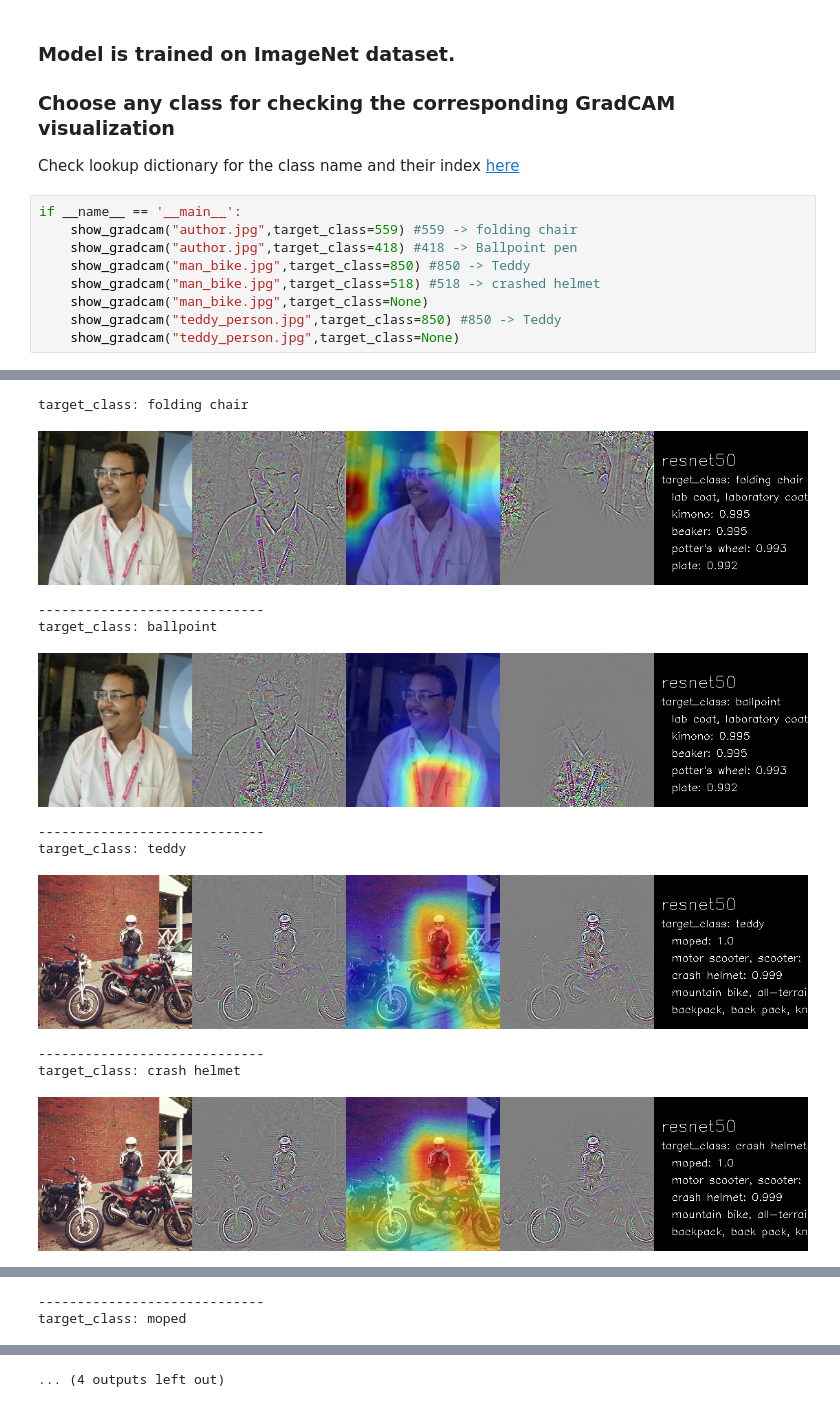
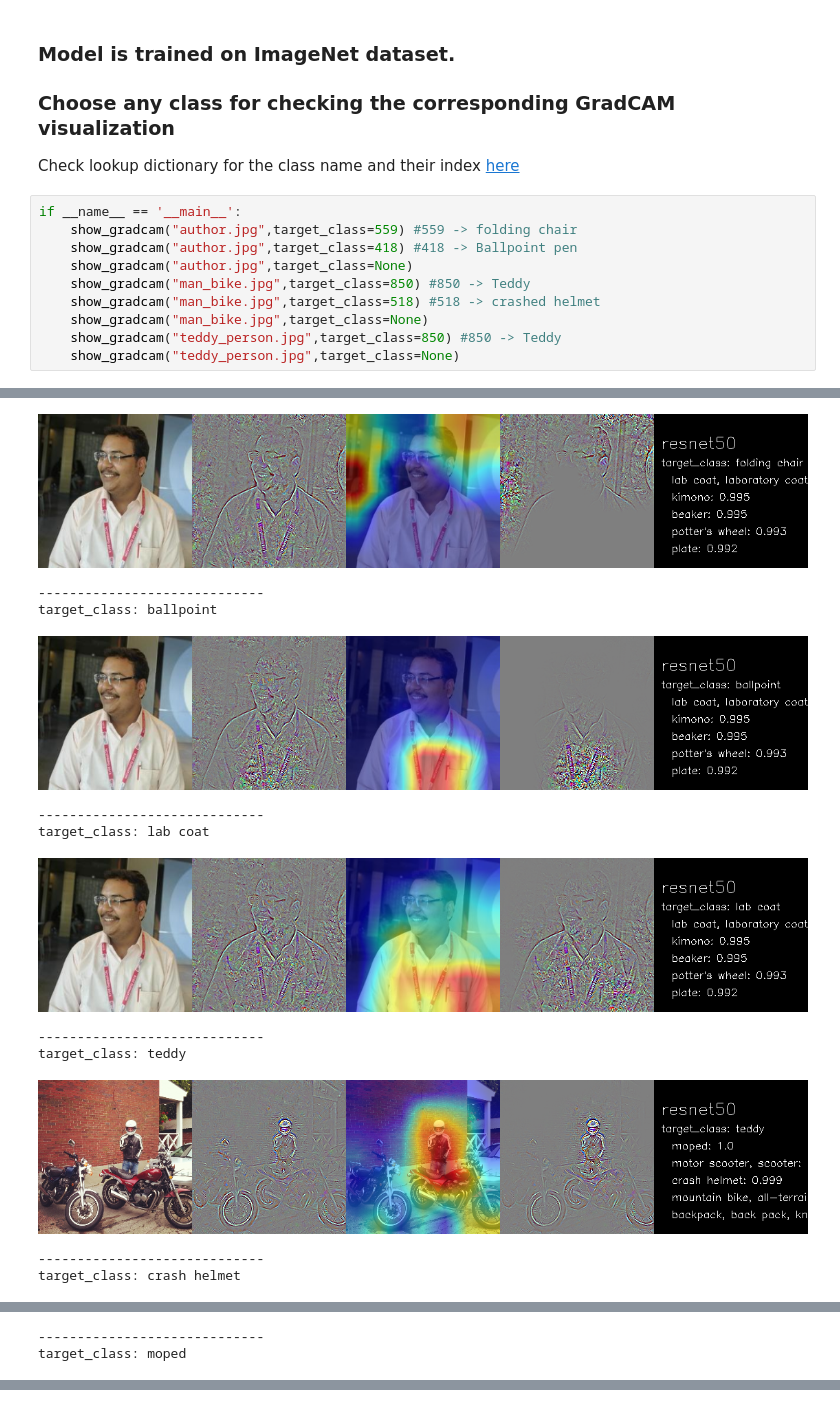
Before and after one commit to Dipeshtamboli/Interactive-GradCAM, a Jupyter notebook: Interactive_GradCAM_ImageNet.ipynb, the cells around one changed output, grey strips where cells are left out. Saved outputs shown, nothing was run; the diff lists cells and outputs as text.

```diff
--- a/Interactive_GradCAM_ImageNet.ipynb
+++ b/Interactive_GradCAM_ImageNet.ipynb
@@ -340,6 +340,7 @@ Check lookup dictionary for the class name and their index [here](https://github
 if __name__ == '__main__':
     show_gradcam("author.jpg",target_class=559) #559 -> folding chair
     show_gradcam("author.jpg",target_class=418) #418 -> Ballpoint pen
+    show_gradcam("author.jpg",target_class=None)
     show_gradcam("man_bike.jpg",target_class=850) #850 -> Teddy
     show_gradcam("man_bike.jpg",target_class=518) #518 -> crashed helmet
     show_gradcam("man_bike.jpg",target_class=None)
@@ -350,11 +351,12 @@ Downloading: "https://download.pytorch.org/models/resnet50-19c8e357.pth" to /roo
+[figure]
-target_class: folding chair
+-----------------------------
+target_class: ballpoint
-[figure]
+[figure]
 -----------------------------
-target_class: ballpoint
+target_class: lab coat
-[figure]
+[figure, new version]
 -----------------------------
 target_class: teddy
-[figure, old version]
+[figure, new version]
 -----------------------------
 target_class: crash helmet
-[figure, old version]
@@ -366 +367,0 @@ target_class: teddy
-... (4 outputs left out)
```
Also changed, not shown: parts of 2 cells of this notebook.
